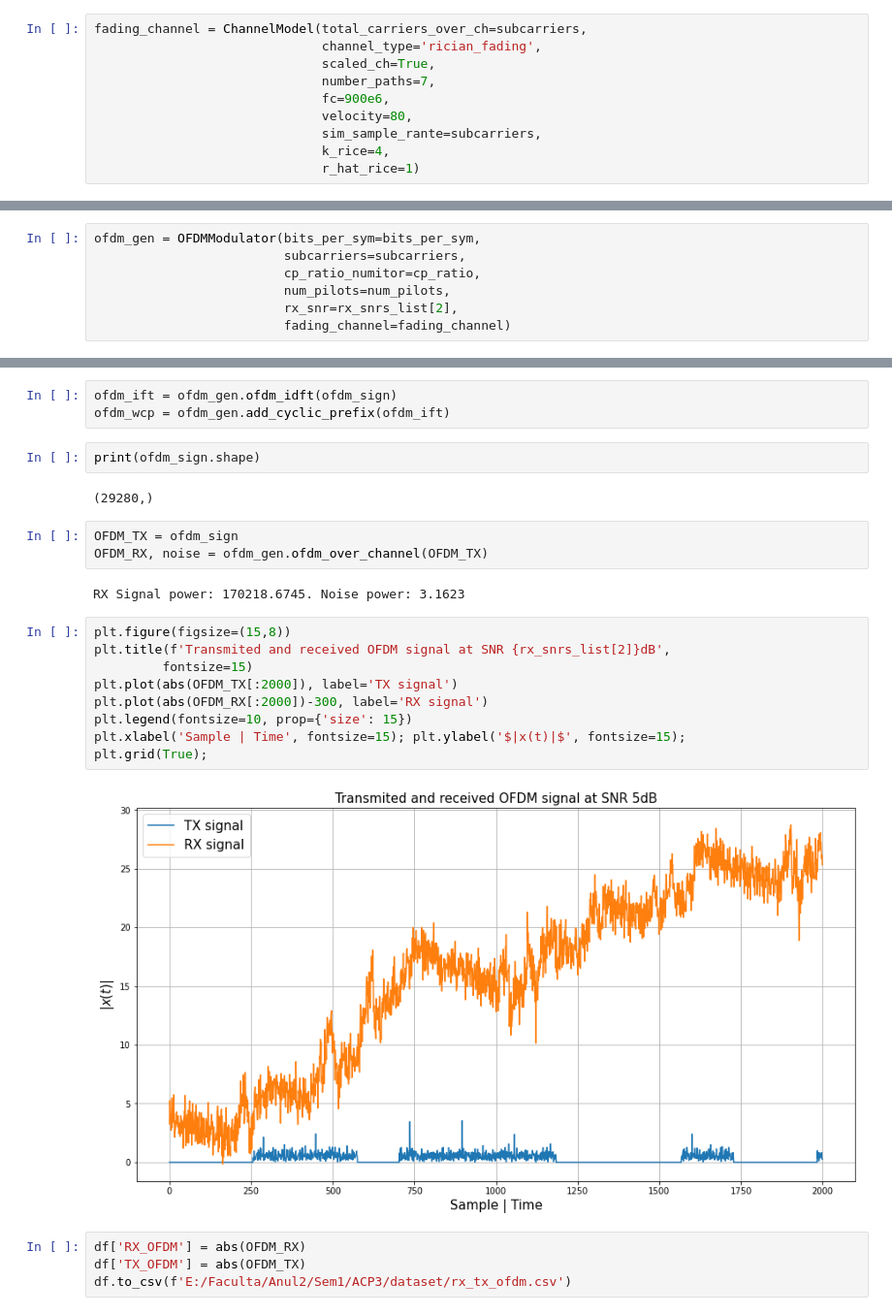
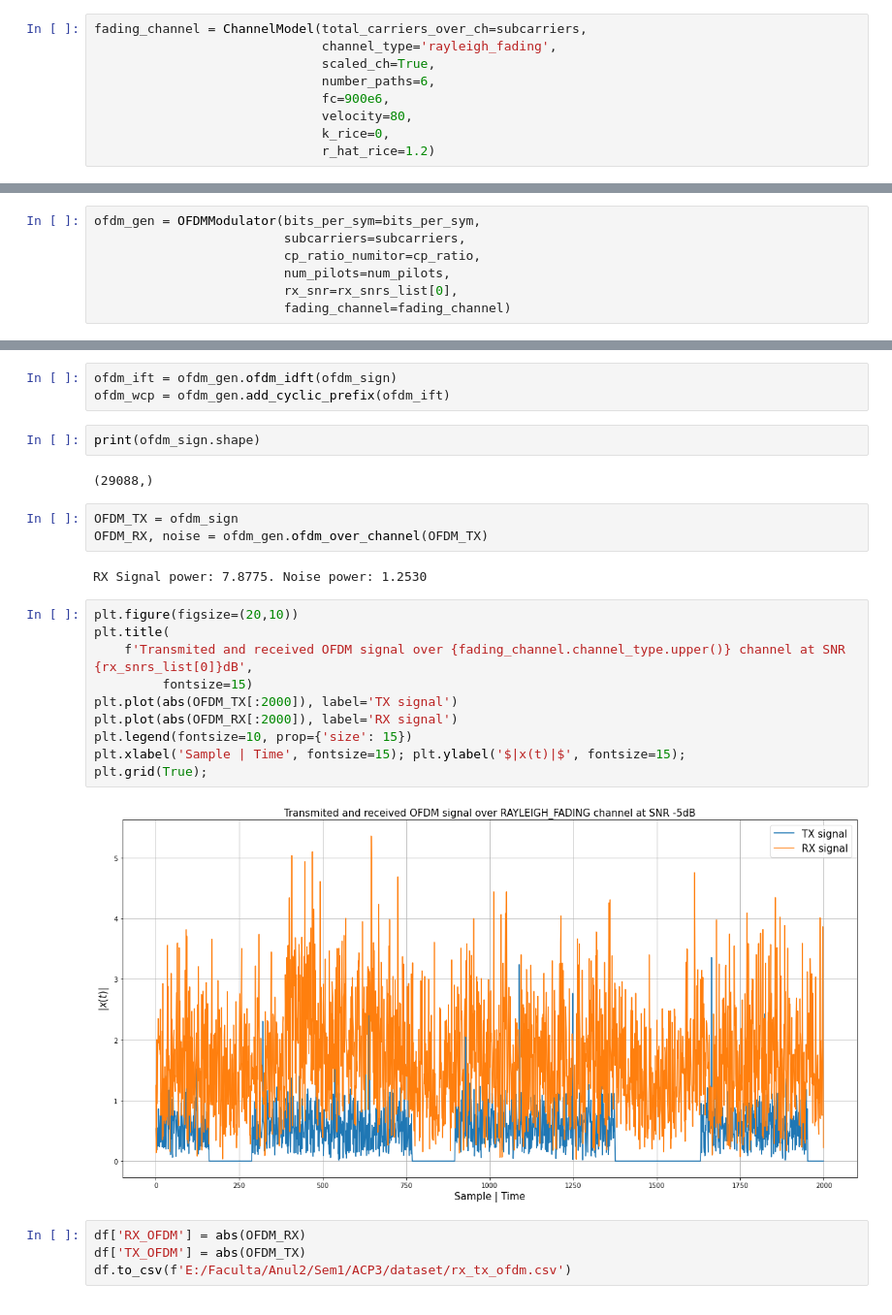
Before and after one commit to georgegrosu1/cognitive-aether, a Jupyter notebook: generate_ofdm_dataset.ipynb, the cells around one changed output, grey strips where cells are left out. Shown at 97% size. Saved outputs shown, nothing was run; the diff lists cells and outputs as text.

Commit message:
Removed unused parameter in constructor of ChannelModel -udated displaying of powers

```diff
--- a/generate_ofdm_dataset.ipynb
+++ b/generate_ofdm_dataset.ipynb
@@ -11,11 +11,10 @@ bits_per_sym = 6
 cp_ratio = 4
 # %%
 fading_channel = ChannelModel(total_carriers_over_ch=subcarriers,
-                              channel_type='rician_fading',
+                              channel_type='rayleigh_fading',
                               scaled_ch=True,
-                              number_paths=7,
+                              number_paths=6,
                               fc=900e6,
                               velocity=80,
-                              sim_sample_rante=subcarriers,
-                              k_rice=4,
-                              r_hat_rice=1)
+                              k_rice=0,
+                              r_hat_rice=1.2)
@@ -26,7 +23,7 @@ ofdm_gen = OFDMModulator(bits_per_sym=bits_per_sym,
                          subcarriers=subcarriers,
                          cp_ratio_numitor=cp_ratio,
                          num_pilots=num_pilots,
-                         rx_snr=rx_snrs_list[2],
+                         rx_snr=rx_snrs_list[0],
                          fading_channel=fading_channel)
 # %%
 print ("allCarriers:   %s" % ofdm_gen.subcarriers_idxs)
@@ -116,23 +113,24 @@ ofdm_wcp = ofdm_gen.add_cyclic_prefix(ofdm_ift)
 # %%
 print(ofdm_sign.shape)
 # %% [output]
-(29280,)
+(29088,)
 # %%
 OFDM_TX = ofdm_sign
 OFDM_RX, noise = ofdm_gen.ofdm_over_channel(OFDM_TX)
 # %% [output]
-RX Signal power: 170218.6745. Noise power: 3.1623
+RX Signal power: 7.8775. Noise power: 1.2530
 # %%
-plt.figure(figsize=(15,8))
-plt.title(f'Transmited and received OFDM signal at SNR {rx_snrs_list[2]}dB',
+plt.figure(figsize=(20,10))
+plt.title(
+    f'Transmited and received OFDM signal over {fading_channel.channel_type.upper()} channel at SNR {rx_snrs_list[0]}dB',
          fontsize=15)
 plt.plot(abs(OFDM_TX[:2000]), label='TX signal')
-plt.plot(abs(OFDM_RX[:2000])-300, label='RX signal')
+plt.plot(abs(OFDM_RX[:2000]), label='RX signal')
 plt.legend(fontsize=10, prop={'size': 15})
 plt.xlabel('Sample | Time', fontsize=15); plt.ylabel('$|x(t)|$', fontsize=15);
 plt.grid(True);
 # %% [output]
-[figure, old version]
+[figure, new version]
 # %%
 df['RX_OFDM'] = abs(OFDM_RX)
 df['TX_OFDM'] = abs(OFDM_TX)
```
Also changed, not shown: parts of 3 cells of this notebook, 2 other files.
